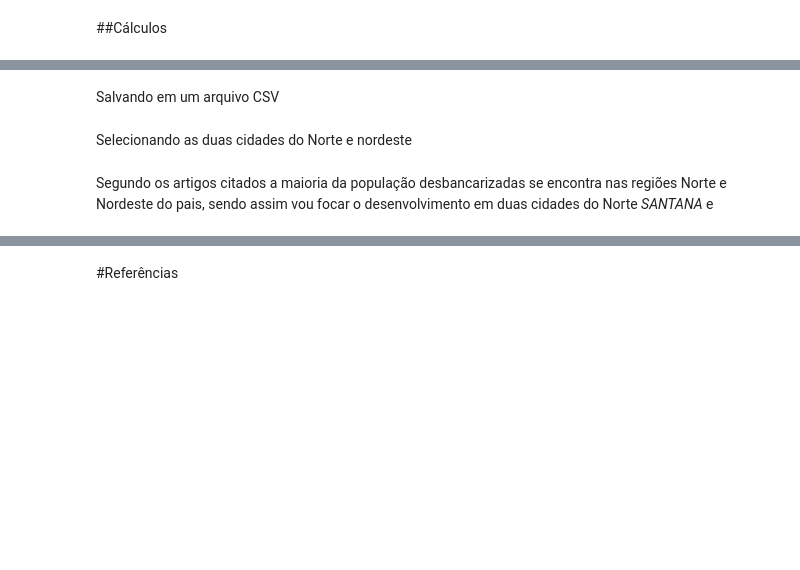
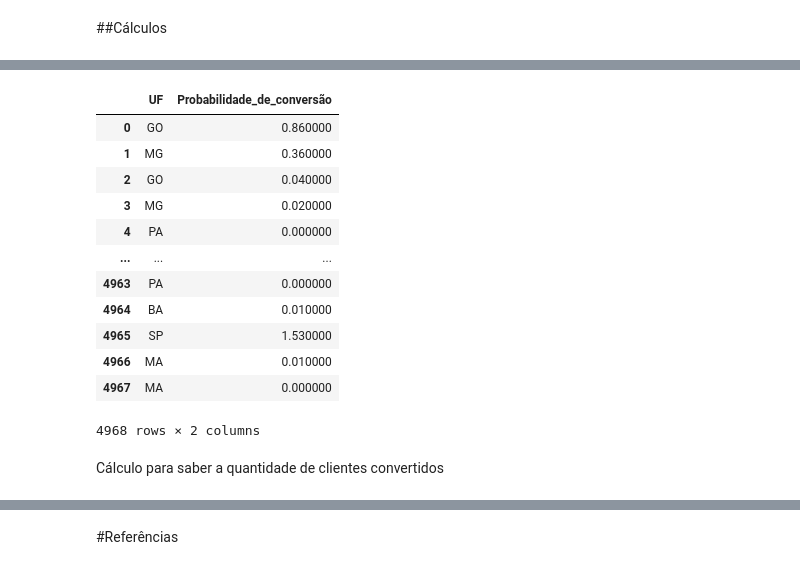
Before and after one commit to ChapeuG/CASE-ANALISTA-DE-DADOS, a Jupyter notebook: Case_Analista.ipynb, the cells around one changed output, grey strips where cells are left out. Drawn from its saved outputs; the diff is of its cells as text; code cells hidden in the pictures; blank space fills up the shorter version.

```diff
--- a/Case_Analista.ipynb
+++ b/Case_Analista.ipynb
@@ -88,5 +141,2 @@ contagem_filtro = contagem_filtro.set_index('MUNICIPIO')
 # %% [markdown]
 ##Cálculos
-# %%
-fonte = "/content/CASE.xlsx"
-case = pd.read_excel(fonte)
@@ -112,3 +166,0 @@ case.head()
-# %%
-case['Probabilidade de conversão'] = ((case['IDHM']**case['Coeficiente de ajuste populacional'])*
-                                      ((case['Teledensidade estadual']/1.5)*100))
@@ -117,2 +166,0 @@ Cálculo para saber os clientes convertidos
-# %%
-case['Clientes Convertidos'] = round((case['Probabilidade de conversão']/100)*case['Populacao'])
@@ -123,2 +166,0 @@ case[['MUNICIPIO','UF','Populacao','Nível de bancarização','Clientes Converti
-# %% [markdown]
-Salvando em um arquivo CSV
@@ -127,4 +166,0 @@ case.to_csv("contagem", sep='\t', encoding='utf-8')
-# %% [markdown]
-Selecionando as duas cidades do Norte e nordeste
-# %% [markdown]
-Segundo os artigos citados a maioria da população desbancarizadas se encontra nas regiões Norte e Nordeste do pais, sendo assim vou focar o desenvolvimento em duas cidades do Norte *SANTANA* e
@@ -130,0 +170,18 @@ Segundo os artigos citados a maioria da população desbancarizadas se encontra
+# %%
+case[['UF','Probabilidade_de_conversão']]
+# %% [output]
+|  | UF | Probabilidade_de_conversão |
+| 0 | GO | 0.860000 |
+| 1 | MG | 0.360000 |
+| 2 | GO | 0.040000 |
+| 3 | MG | 0.020000 |
+| 4 | PA | 0.000000 |
+| ... | ... | ... |
+| 4963 | PA | 0.000000 |
+| 4964 | BA | 0.010000 |
+| 4965 | SP | 1.530000 |
+| 4966 | MA | 0.010000 |
+| 4967 | MA | 0.000000 |
+4968 rows × 2 columns
+# %% [markdown]
+Cálculo para saber a quantidade de clientes convertidos
```
Also changed, not shown: parts of 68 cells of this notebook.
